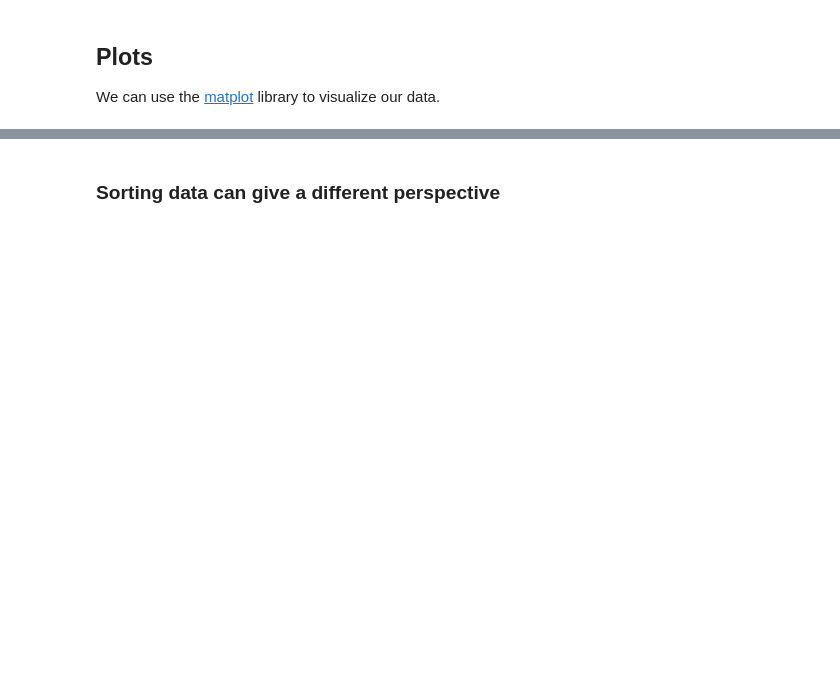
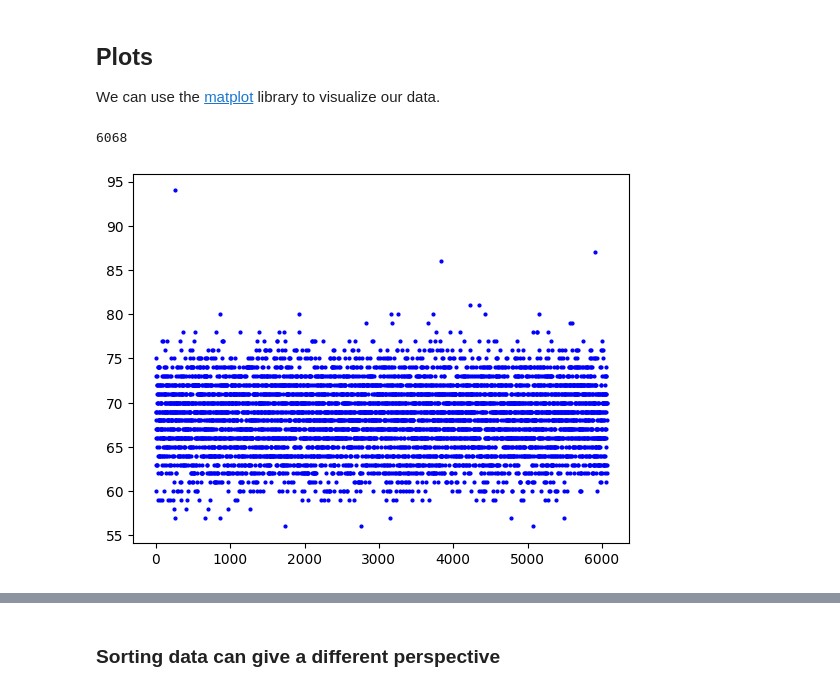
Before and after one commit to ML-strupp/WK02, a Jupyter notebook: WK02.ipynb, the cells around one changed output, grey strips where cells are left out. Saved outputs shown, nothing was run; the diff lists cells and outputs as text; code cells hidden in the pictures; blank space fills up the shorter version.

```diff
--- a/WK02.ipynb
+++ b/WK02.ipynb
@@ -689,9 +811,17 @@ We can use the [matplot](https://matplotlib.org/stable/api/pyplot_summary.html)
 # %%
 # TODO: get heights
 heights = []
 
+for ahw in ahws:
+    heights.append(ahw[1])
+
+print(len(heights))
+
 plt.plot(heights, 'bo', markersize=2)
 plt.show()
+# %% [output]
+6068
+[figure, added]
 # %%
 # TODO: get weights
 weights = []
```
Also changed, not shown: parts of 21 cells of this notebook.
